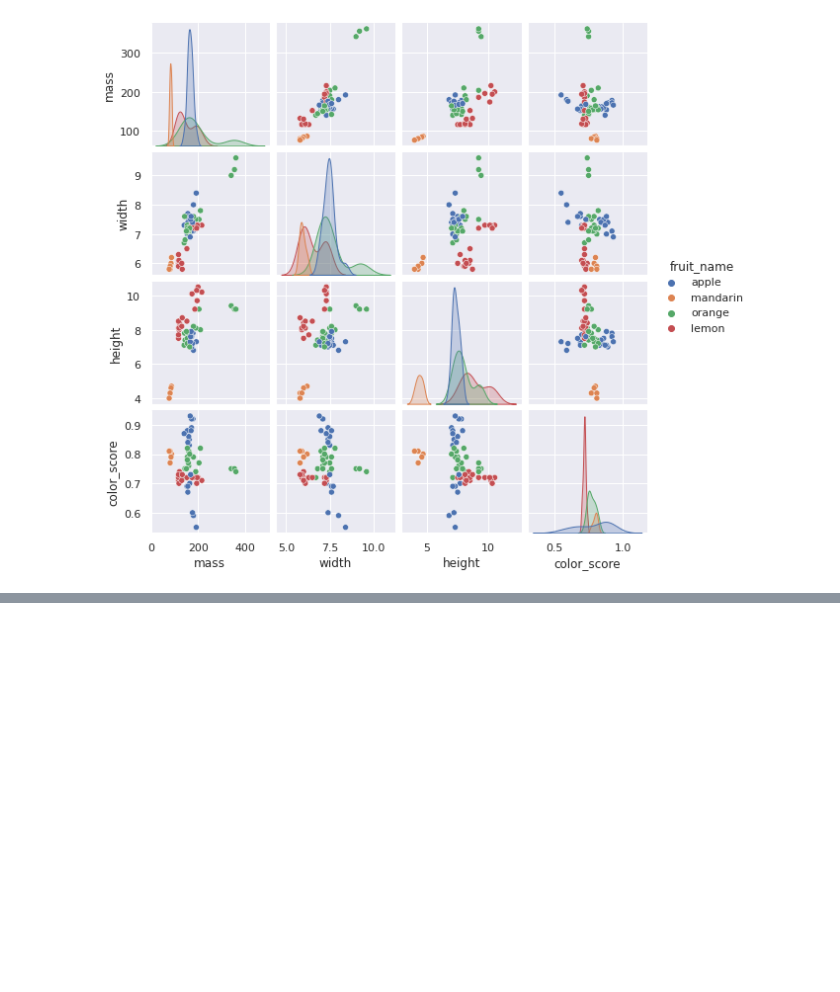
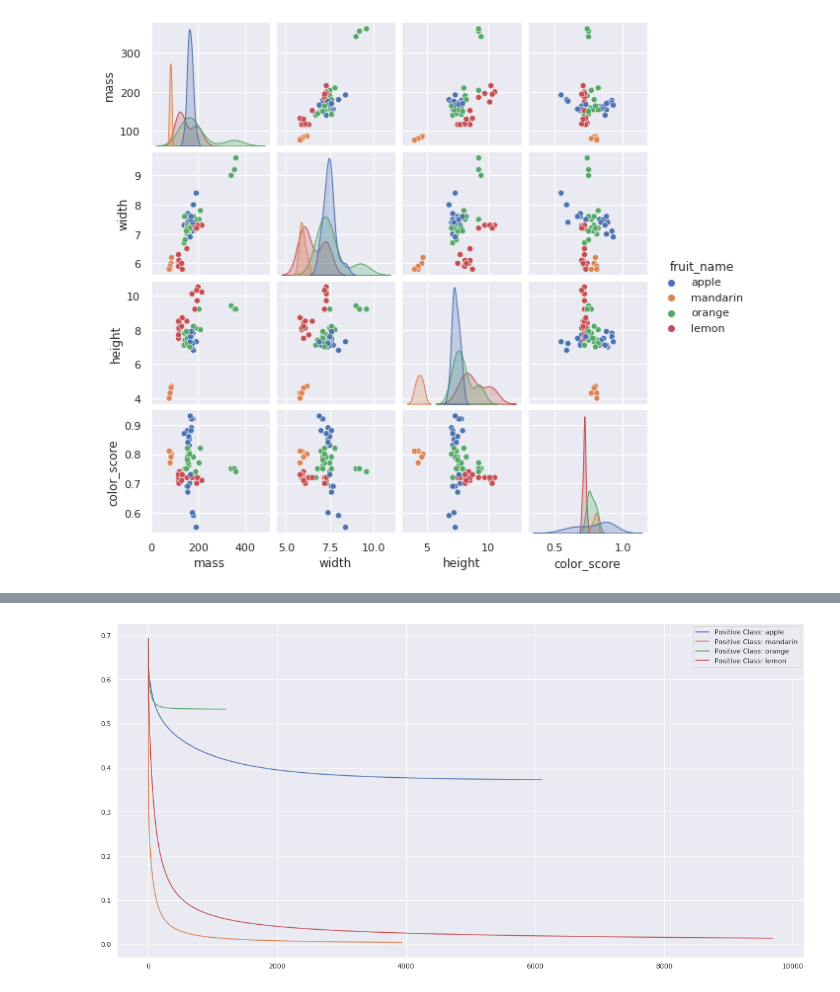
Before and after one commit to CleberPeter/machine_learning_book, a Jupyter notebook: 05-logistic_regression.ipynb, the cells around one changed output, grey strips where cells are left out. Drawn from its saved outputs; the diff is of its cells as text; code cells hidden in the pictures; blank space fills up the shorter version.

```diff
--- a/05-logistic_regression.ipynb
+++ b/05-logistic_regression.ipynb
@@ -594,0 +643,20 @@ for class_name in df['fruit_name'].unique():
+# %%
+def norm(x):
+    """
+    Nomalize x
+    Arguments:
+        x: np.array (mxn)
+    Returns:
+        np.array (mxn)
+    """
+    # axis = 0 -> by column, 1 -> by row
+    u = np.mean(x, axis = 0)
+    s = np.ptp(x, axis = 0)
+    return (x - u)/s
+
+x = norm(x)
+alpha = 1
+
+models = train_models(x, y, alpha, class_names)
+# %% [output]
+[figure, added]
```
Also changed, not shown: parts of 37 cells of this notebook, 5 other files.
